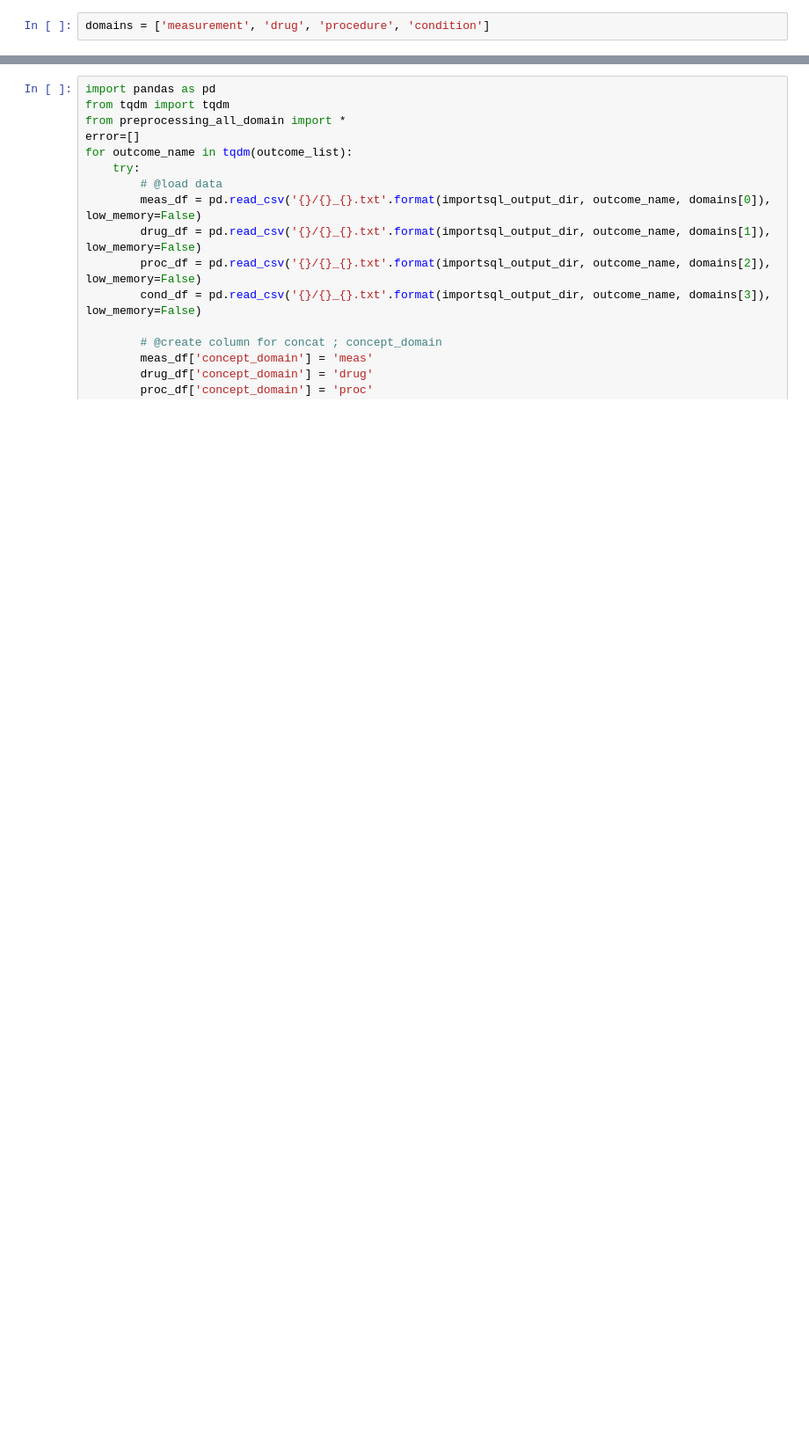
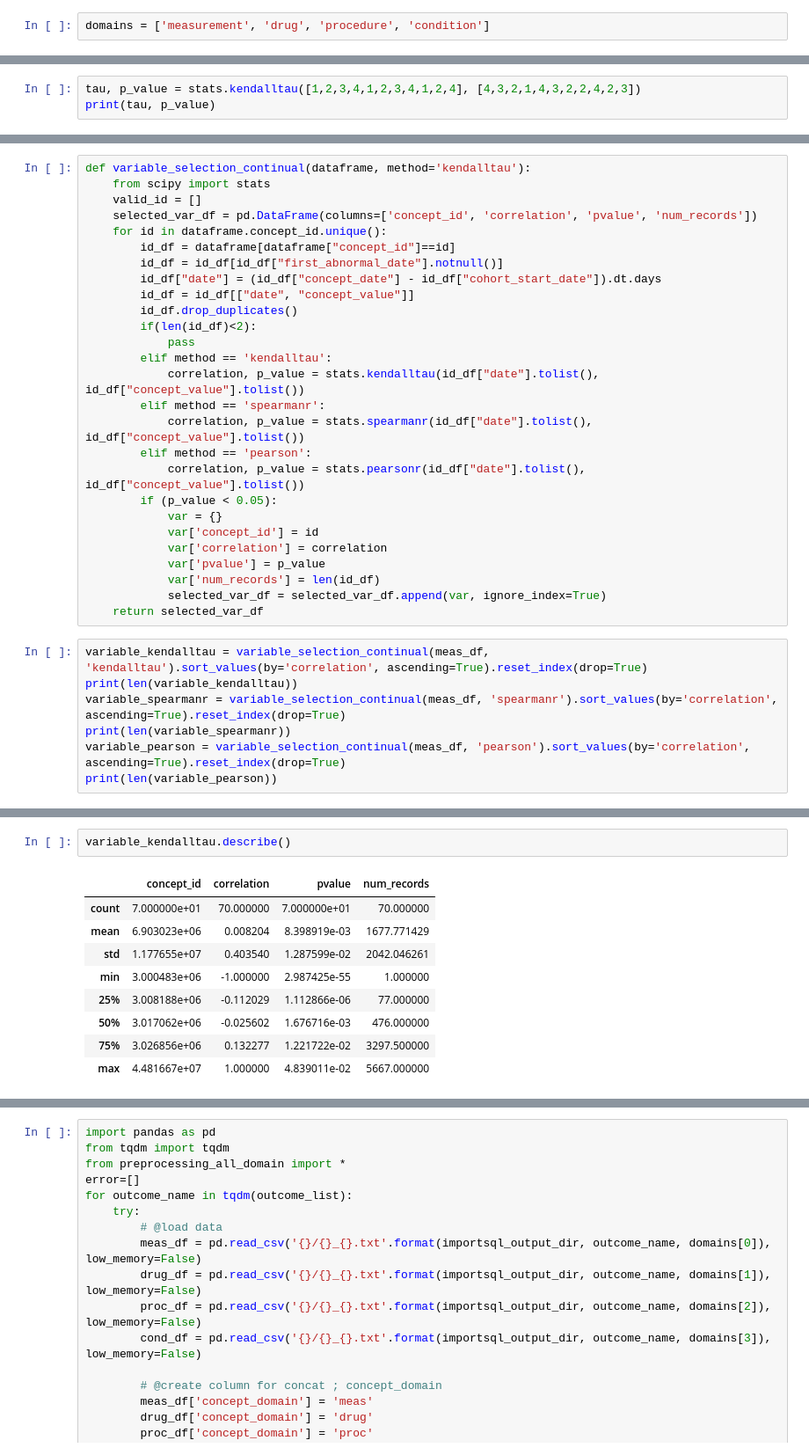
Before and after one commit to memy85/MOA-CDM_AI, a Jupyter notebook: 1_preprocessing_all_domain/0_preprocessing_all_domain.ipynb, the cells around one changed output, grey strips where cells are left out. Shown at 88% size. Drawn from its saved outputs; the diff is of its cells as text; blank space fills up the shorter version.

```diff
--- a/1_preprocessing_all_domain/0_preprocessing_all_domain.ipynb
+++ b/1_preprocessing_all_domain/0_preprocessing_all_domain.ipynb
@@ -25,0 +155,3 @@ outcome_list = data.splitlines()
+# %%
+tau, p_value = stats.kendalltau([1,2,3,4,1,2,3,4,1,2,4], [4,3,2,1,4,3,2,2,4,2,3])
+print(tau, p_value)
@@ -25,0 +160,34 @@ outcome_list = data.splitlines()
+# %%
+def variable_selection_continual(dataframe, method='kendalltau'):
+    from scipy import stats
+    valid_id = []
+    selected_var_df = pd.DataFrame(columns=['concept_id', 'correlation', 'pvalue', 'num_records'])
+    for id in dataframe.concept_id.unique():
+        id_df = dataframe[dataframe["concept_id"]==id]
+        id_df = id_df[id_df["first_abnormal_date"].notnull()]
+        id_df["date"] = (id_df["concept_date"] - id_df["cohort_start_date"]).dt.days
+        id_df = id_df[["date", "concept_value"]]
+        id_df.drop_duplicates()
+        if(len(id_df)<2):
+            pass
+        elif method == 'kendalltau':
+            correlation, p_value = stats.kendalltau(id_df["date"].tolist(), id_df["concept_value"].tolist())
+        elif method == 'spearmanr':
+            correlation, p_value = stats.spearmanr(id_df["date"].tolist(), id_df["concept_value"].tolist())
+        elif method == 'pearson':
+            correlation, p_value = stats.pearsonr(id_df["date"].tolist(), id_df["concept_value"].tolist())
+        if (p_value < 0.05):
+            var = {}
+            var['concept_id'] = id
+            var['correlation'] = correlation
+            var['pvalue'] = p_value
+            var['num_records'] = len(id_df)
+            selected_var_df = selected_var_df.append(var, ignore_index=True)
+    return selected_var_df
+# %%
+variable_kendalltau = variable_selection_continual(meas_df, 'kendalltau').sort_values(by='correlation', ascending=True).reset_index(drop=True)
+print(len(variable_kendalltau))
+variable_spearmanr = variable_selection_continual(meas_df, 'spearmanr').sort_values(by='correlation', ascending=True).reset_index(drop=True)
+print(len(variable_spearmanr))
+variable_pearson = variable_selection_continual(meas_df, 'pearson').sort_values(by='correlation', ascending=True).reset_index(drop=True)
+print(len(variable_pearson))
@@ -25,0 +287,12 @@ outcome_list = data.splitlines()
+# %%
+variable_kendalltau.describe()
+# %% [output]
+|  | concept_id | correlation | pvalue | num_records |
+| count | 7.000000e+01 | 70.000000 | 7.000000e+01 | 70.000000 |
+| mean | 6.903023e+06 | 0.008204 | 8.398919e-03 | 1677.771429 |
+| std | 1.177655e+07 | 0.403540 | 1.287599e-02 | 2042.046261 |
+| min | 3.000483e+06 | -1.000000 | 2.987425e-55 | 1.000000 |
+| 25% | 3.008188e+06 | -0.112029 | 1.112866e-06 | 77.000000 |
+| 50% | 3.017062e+06 | -0.025602 | 1.676716e-03 | 476.000000 |
+| 75% | 3.026856e+06 | 0.132277 | 1.221722e-02 | 3297.500000 |
+| max | 4.481667e+07 | 1.000000 | 4.839011e-02 | 5667.000000 |
```
Also changed, not shown: parts of 18 cells of this notebook, 7 other files.
